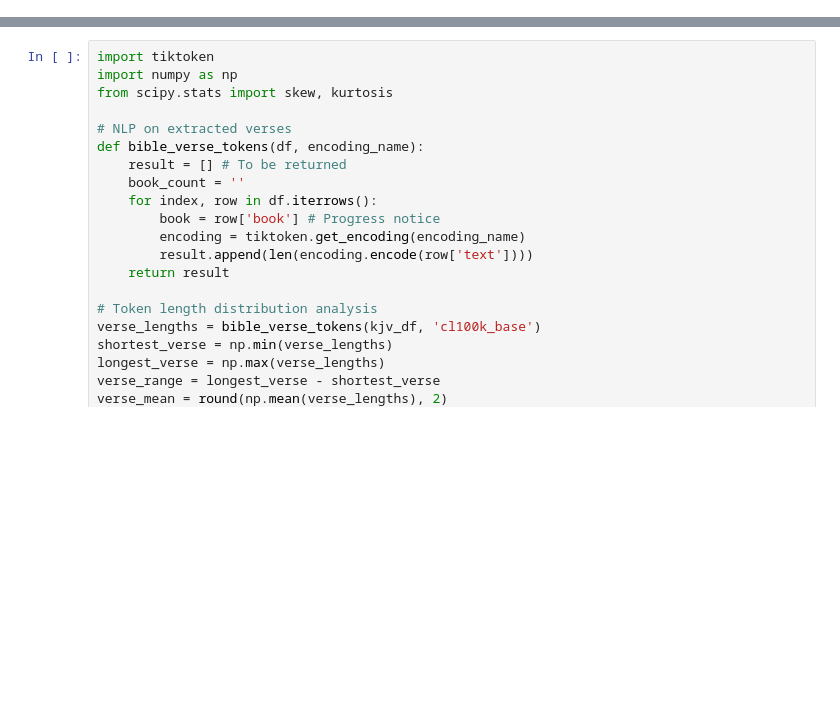
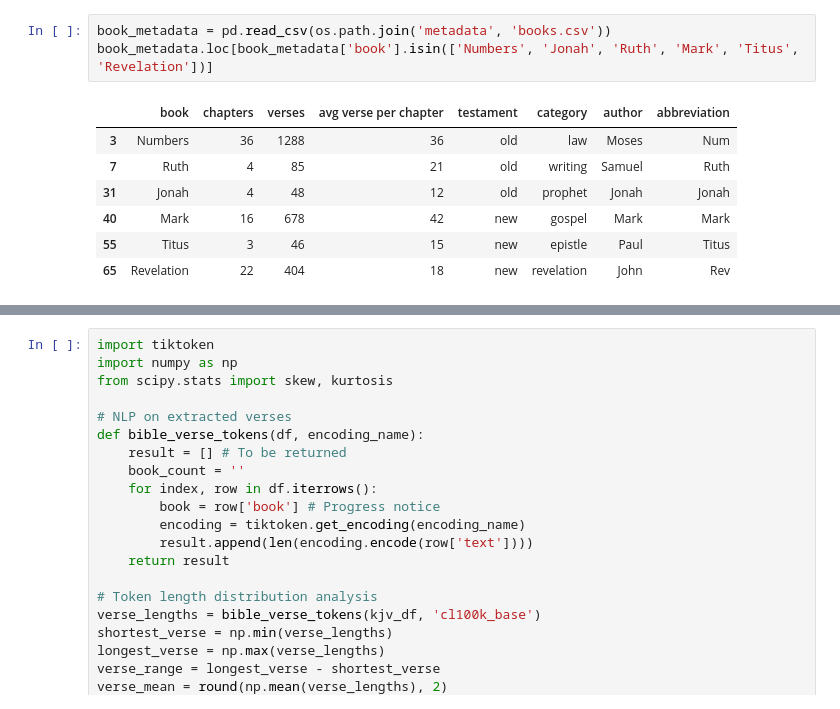
Before and after one commit to MichaelAGunn/rag-llm, a Jupyter notebook: data/MVP0_Preprocess.ipynb, the cells around one changed output, grey strips where cells are left out. Cells and saved outputs as stored; diff of their text form; blank space fills up the shorter version.

```diff
--- a/data/MVP0_Preprocess.ipynb
+++ b/data/MVP0_Preprocess.ipynb
@@ -23,0 +23,11 @@ The following 2 cells show a statistical mapping of the distribution of verse le
+# %%
+book_metadata = pd.read_csv(os.path.join('metadata', 'books.csv'))
+book_metadata.loc[book_metadata['book'].isin(['Numbers', 'Jonah', 'Ruth', 'Mark', 'Titus', 'Revelation'])]
+# %% [output]
+|  | book | chapters | verses | avg verse per chapter | testament | category | author | abbreviation |
+| 3 | Numbers | 36 | 1288 | 36 | old | law | Moses | Num |
+| 7 | Ruth | 4 | 85 | 21 | old | writing | Samuel | Ruth |
+| 31 | Jonah | 4 | 48 | 12 | old | prophet | Jonah | Jonah |
+| 40 | Mark | 16 | 678 | 42 | new | gospel | Mark | Mark |
+| 55 | Titus | 3 | 46 | 15 | new | epistle | Paul | Titus |
+| 65 | Revelation | 22 | 404 | 18 | new | revelation | John | Rev |
```
Also changed, not shown: parts of 14 cells of this notebook, 2 other files.
